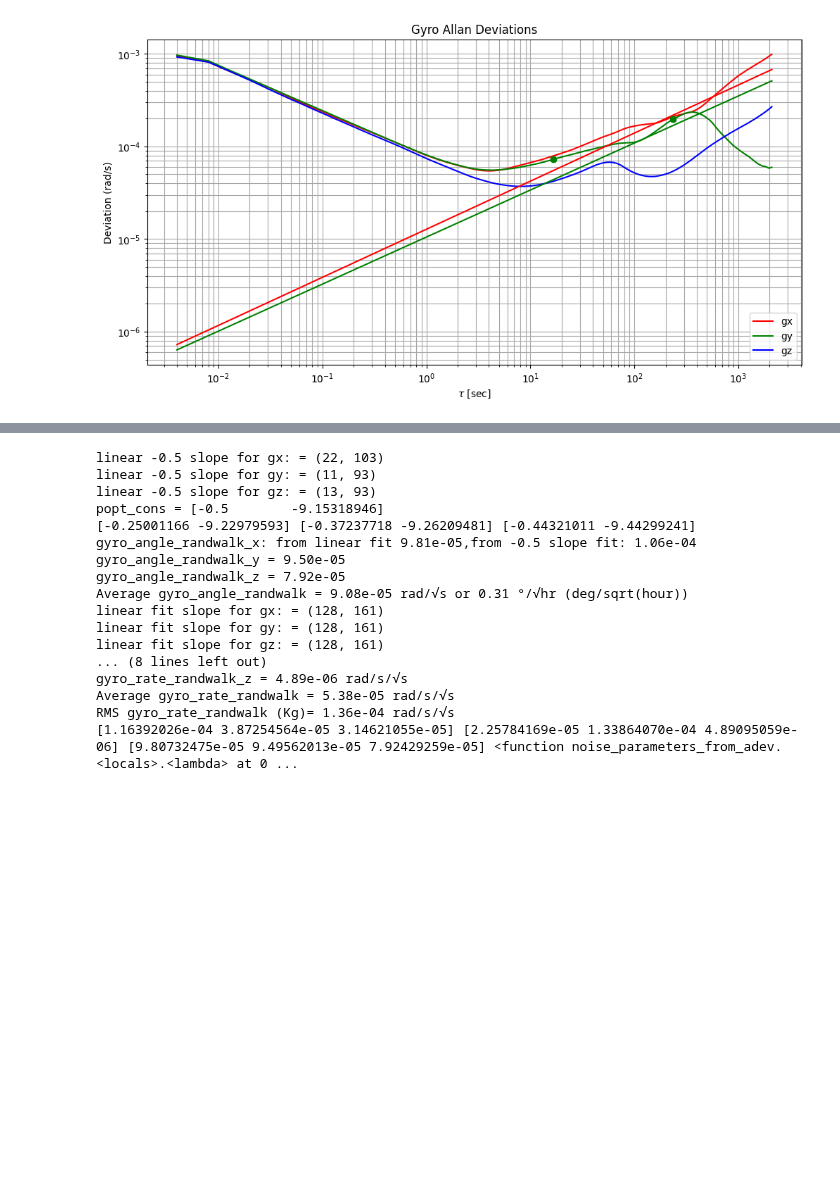
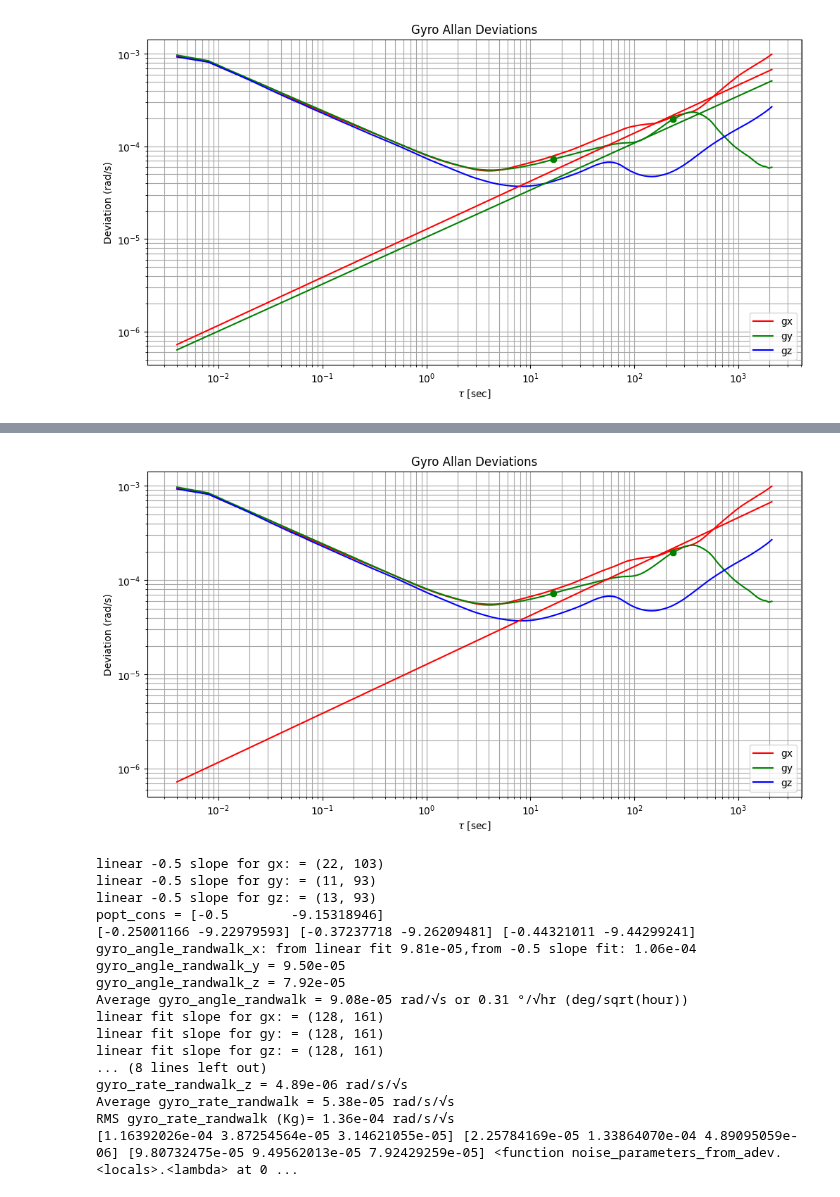
Before and after one commit to diplodocuslongus/depthai2know, a Jupyter notebook: IMU/noise_from_allan.ipynb, the cells around one changed output, grey strips where cells are left out. Cells and saved outputs as stored; diff of their text form; code cells hidden in the pictures; blank space fills up the shorter version.

Commit message:
noise

```diff
--- a/IMU/noise_from_allan.ipynb
+++ b/IMU/noise_from_allan.ipynb
@@ -245,0 +334,2 @@ gfig
+# %%
+bix,grrw,garw,rwfitx,rrwfitx=noise_param_from_adev_single_axis(taux,adx)
@@ -246,3 +347,11 @@ gfig
+# %%
+gaxis.plot(taux,rwfitx(taux),'r')
+gaxis.plot(tauy[100],ady[100],'g8')
+gaxis.plot(tauy[140],ady[140],'g8')
+
+gfig
+# %% [output]
+[figure, added]
 # %%
 def noise_parameters_from_adev(tau_xyz,adev_xyz):
     # TODO: add custom parameters in case fit is unsuccessful
```
Also changed, not shown: parts of 2 cells of this notebook, 6 other files.
